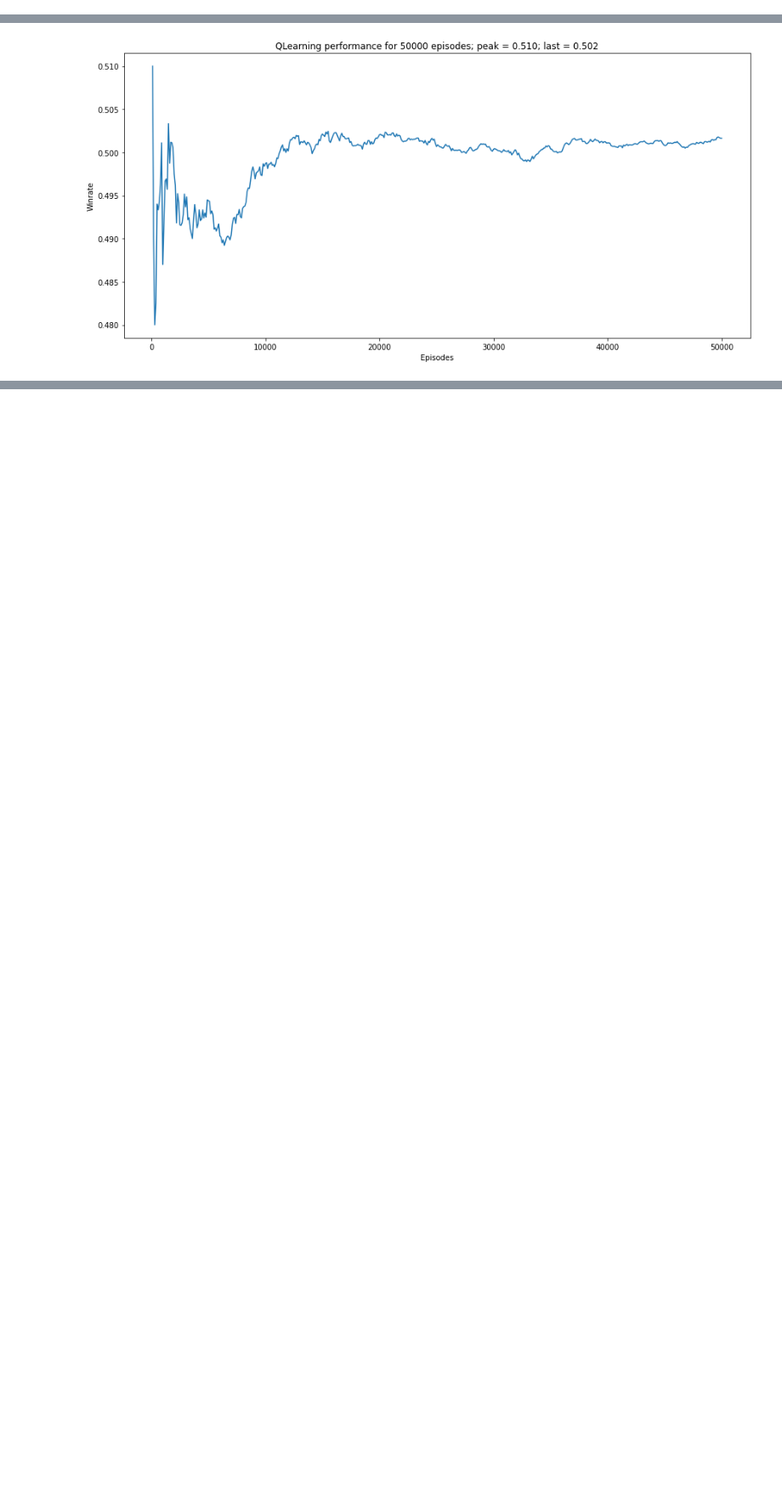
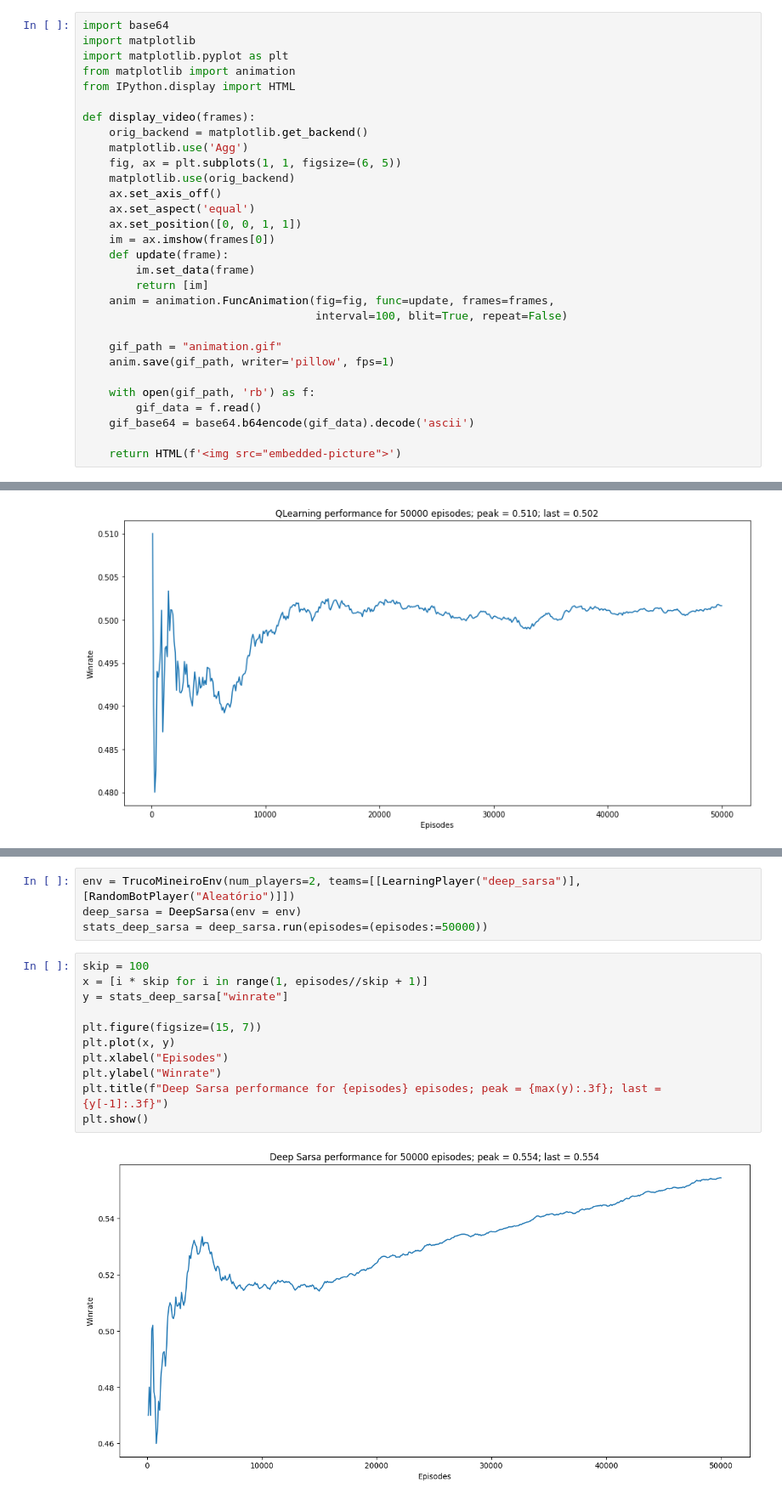
Before and after one commit to turing-usp/RL_Truco, a Jupyter notebook: truco.ipynb, the cells around one changed output, grey strips where cells are left out. Shown: that part at 85% size. Cells and saved outputs as stored; diff of their text form; blank space fills up the shorter version.

Commit message:
add render, deep sarsa with multiagent

```diff
--- a/truco.ipynb
+++ b/truco.ipynb
@@ -18,6 +18,36 @@ from truco_players import LearningPlayer, RandomBotPlayer, NetworkBotPlayer, Hum
 
 import warnings
 warnings.filterwarnings("ignore", category=DeprecationWarning)
+# %%
+import base64
+import matplotlib
+import matplotlib.pyplot as plt
+from matplotlib import animation
+from IPython.display import HTML
+
+def display_video(frames):
+    orig_backend = matplotlib.get_backend()
+    matplotlib.use('Agg')
+    fig, ax = plt.subplots(1, 1, figsize=(6, 5))
+    matplotlib.use(orig_backend)
+    ax.set_axis_off()
+    ax.set_aspect('equal')
+    ax.set_position([0, 0, 1, 1])
+    im = ax.imshow(frames[0])
+    def update(frame):
+        im.set_data(frame)
+        return [im]
+    anim = animation.FuncAnimation(fig=fig, func=update, frames=frames,
+                                   interval=100, blit=True, repeat=False)
+
+    gif_path = "animation.gif"
+    anim.save(gif_path, writer='pillow', fps=1)
+
+    with open(gif_path, 'rb') as f:
+        gif_data = f.read()
+    gif_base64 = base64.b64encode(gif_data).decode('ascii')
+
+    return HTML(f'<img src="embedded-picture">')
 # %%
 device = torch.device("cuda:0" if torch.cuda.is_available() else "cpu")
 device
@@ -228,0 +469,17 @@ plt.show()
+# %%
+env = TrucoMineiroEnv(num_players=2, teams=[[LearningPlayer("deep_sarsa")], [RandomBotPlayer("Aleatório")]])
+deep_sarsa = DeepSarsa(env = env)
+stats_deep_sarsa = deep_sarsa.run(episodes=(episodes:=50000))
+# %%
+skip = 100
+x = [i * skip for i in range(1, episodes//skip + 1)]
+y = stats_deep_sarsa["winrate"]
+
+plt.figure(figsize=(15, 7))
+plt.plot(x, y)
+plt.xlabel("Episodes")
+plt.ylabel("Winrate")
+plt.title(f"Deep Sarsa performance for {episodes} episodes; peak = {max(y):.3f}; last = {y[-1]:.3f}")
+plt.show()
+# %% [output]
+[figure, added]
```
Also changed, not shown: parts of 6 cells of this notebook, 58 other files.
